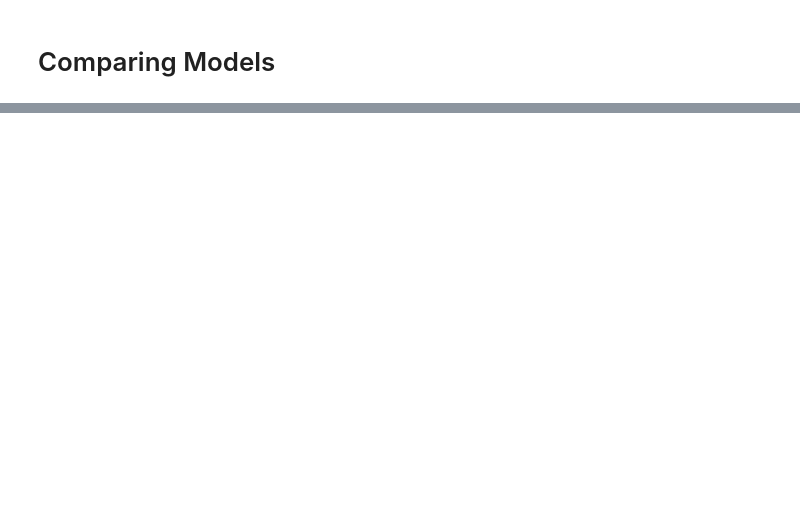
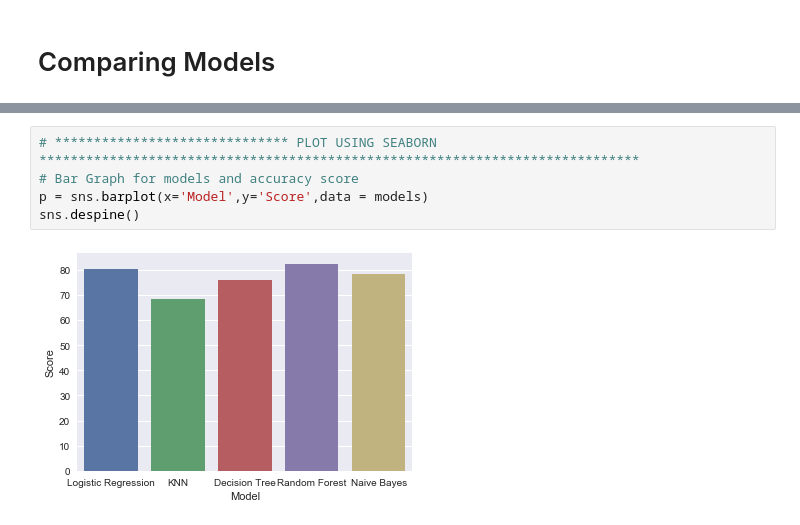
Before and after one commit to Gurjeetkaur31/Titanic_Survival, a Jupyter notebook: titanic_case_study.ipynb, the cells around one changed output, grey strips where cells are left out. Cells and saved outputs as stored; diff of their text form; blank space fills up the shorter version.

```diff
--- a/titanic_case_study.ipynb
+++ b/titanic_case_study.ipynb
@@ -147,0 +216,7 @@ models.sort_values(by='Score', ascending=False)
+# %%
+# ****************************** PLOT USING SEABORN *****************************************************************************
+# Bar Graph for models and accuracy score
+p = sns.barplot(x='Model',y='Score',data = models)
+sns.despine()
+# %% [output]
+[figure, added]
```
Also changed, not shown: parts of 7 cells of this notebook.
